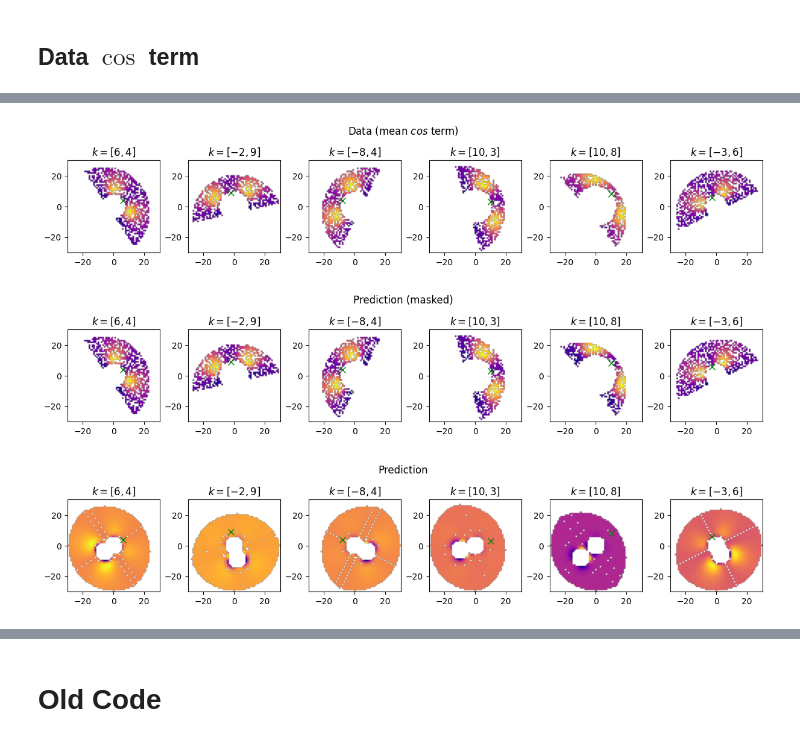
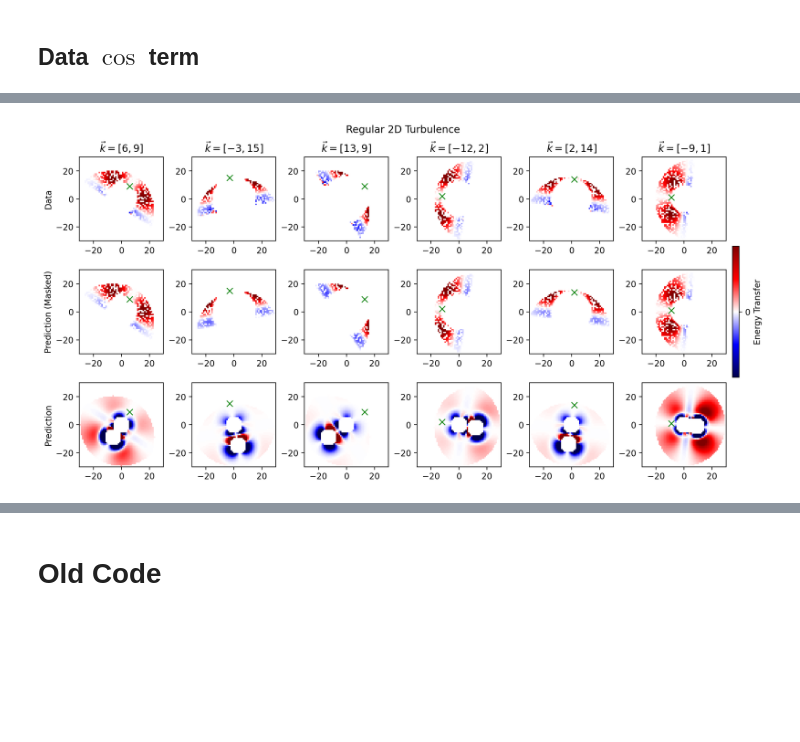
Before and after one commit to rbvogtiii/RSCAM_Networks-in-Turbulence, a Jupyter notebook: triads_simplified.ipynb, the cells around one changed output, grey strips where cells are left out. Saved outputs shown, nothing was run; the diff lists cells and outputs as text; code cells hidden in the pictures; blank space fills up the shorter version.

```diff
--- a/triads_simplified.ipynb
+++ b/triads_simplified.ipynb
@@ -142,11 +197,0 @@ Gcosrho_dir_data[order(k_d),order(p_d)]=np.cross(q_d,p_d,axis=0)*cos_term*rho_te
-# %%
-Gbin=np.zeros([len(idk.T)]*2)
-Gbin[order(k_d),order(p_d)]=1
-
-masked=Gcosrho_dir.copy()
-masked[Gcosrho_dir_data==0]=0
-
-points=idk[:,np.random.choice(np.argsort(Gbin.sum(axis=1))[::-1][:200],size=6,replace=False)].T
-plot_G(Gcosrho_dir_data,points=points,title=r'Data (estimated $cos$ term)')
-plot_G(masked,points=points,title='Prediction (masked)')
-plot_G(Gcosrho_dir,points=points,title='Prediction')
@@ -187,15 +253,22 @@ Gcosrho_dir_data[order(k_d),order(p_d)]=np.cross(q_d,p_d,axis=0)*mean_sync*rho_t
 # %%
 Gbin=np.zeros([len(idk.T)]*2)
 Gbin[order(k_d),order(p_d)]=1
 
-masked=Gcosrho_dir.copy()
-masked[Gcosrho_dir_data==0]=0
-
-points=idk[:,np.random.choice(np.argsort(Gbin.sum(axis=1))[::-1][:200],size=6,replace=False)].T
-plot_G(Gcosrho_dir_data,points=points,title=r'Data (mean $cos$ term)')
-plot_G(masked,points=points,title='Prediction (masked)')
-plot_G(Gcosrho_dir,points=points,title='Prediction')
+if path=='./data/regular_2D/':
+    masked=Gcosrho_dir.copy();masked[Gcosrho_dir_data==0]=0
+    points=idk[:,np.random.choice(np.argsort(Gbin.sum(axis=1))[::-1][:400],size=6,replace=False)].T
+    # plot_G(Gcosrho_dir_data,points=points,title=r'Data')
+    # plot_G(masked,points=points,title='Prediction (masked)')
+    # plot_G(Gcosrho_dir,points=points,title='Prediction')
+    plot_G_comparison(Gcosrho_dir_data,masked,Gcosrho_dir,points=points,title='Regular 2D Turbulence',cmap='seismic')
+else:
+    masked=Gcosrho_dir_con.copy();masked[Gcosrho_dir_data==0]=0
+    points=idk[:,np.random.choice(np.argsort(Gbin.sum(axis=1))[::-1][:400],size=6,replace=False)].T # random points
+    # minpoints=400
+    # points=idk[:,(Gcosrho_dir_data!=0).sum(axis=1)>minpoints][:,np.argsort(np.linalg.norm(idk[:,(Gcosrho_dir_data!=0).sum(axis=1)>minpoints],axis=0))[::-1][:6]].T
+    # plot_G(Gcosrho_dir_data,points=points,title=r'Data (mean $cos$ term)')
+    # plot_G(masked,points=points,title='Prediction (masked)')
+    # plot_G(Gcosrho_dir_con,points=points,title='Prediction')
+    plot_G_comparison(Gcosrho_dir_data,masked,Gcosrho_dir_con,points=points,title='Condensate Turbulence',cmap='seismic')
 # %% [output]
-[figure, old version]
+[figure, new version]
-[figure, removed]
-[figure, removed]
```
Also changed, not shown: parts of 24 cells of this notebook.
